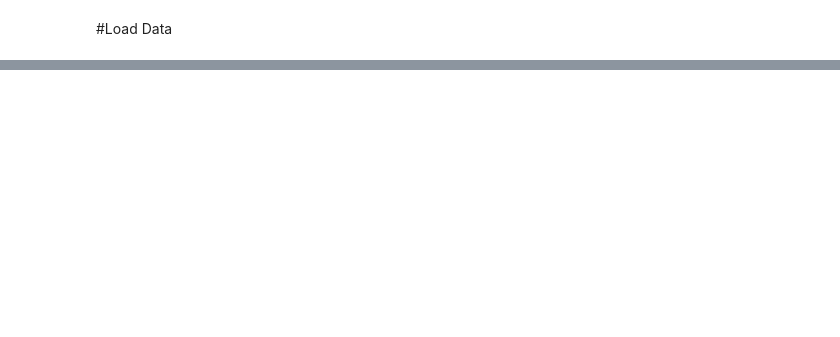
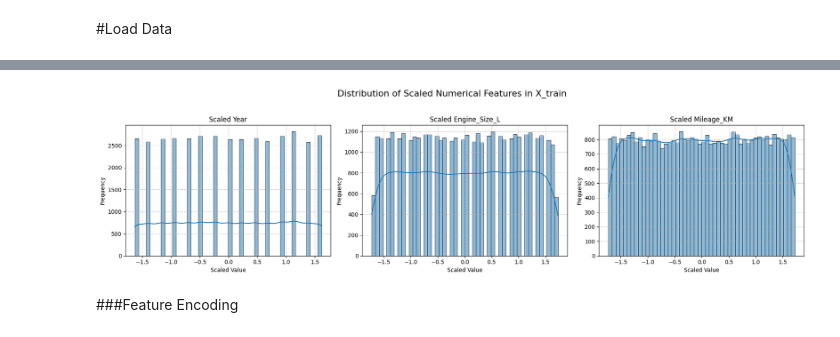
Before and after one commit to Malvocado/Machine_Learing_Final_Project, a Jupyter notebook: Linear_Regression_model.ipynb, the cells around one changed output, grey strips where cells are left out. Cells and saved outputs as stored; diff of their text form; code cells hidden in the pictures; blank space fills up the shorter version.

```diff
--- a/Linear_Regression_model.ipynb
+++ b/Linear_Regression_model.ipynb
@@ -17,0 +98,9 @@ df.head()
+# %%
+X = df[['Model', 'Year', 'Region', 'Color', 'Fuel_Type', 'Transmission', 'Engine_Size_L', 'Mileage_KM']]
+y = df['Price_USD']
+
+print("Features (X) shape:", X.shape)
+print("Target (y) shape:", y.shape)
+
+display(X.head())
+display(y.head())
@@ -17,0 +125,7 @@ df.head()
+# %%
+X_train, X_test, y_train, y_test = train_test_split(X, y, test_size=0.2, random_state=42)
+
+print("X_train shape:", X_train.shape)
+print("X_test shape:", X_test.shape)
+print("y_train shape:", y_train.shape)
+print("y_test shape:", y_test.shape)
@@ -17,0 +141,16 @@ df.head()
+# %%
+# Identify numerical columns (excluding 'Year' if treated as categorical, but here we assume it's numerical for scaling)
+numerical_cols = ['Year', 'Engine_Size_L', 'Mileage_KM']
+
+# Initialize StandardScaler
+scaler = StandardScaler()
+
+# Fit on X_train and transform both X_train and X_test
+X_train[numerical_cols] = scaler.fit_transform(X_train[numerical_cols])
+X_test[numerical_cols] = scaler.transform(X_test[numerical_cols])
+
+print("X_train after scaling numerical features:")
+display(X_train.head())
+
+print("X_test after scaling numerical features:")
+display(X_test.head())
@@ -17,0 +176,17 @@ df.head()
+# %%
+fig, axes = plt.subplots(nrows=1, ncols=len(numerical_cols), figsize=(18, 5))
+fig.suptitle('Distribution of Scaled Numerical Features in X_train', fontsize=16)
+
+for i, col in enumerate(numerical_cols):
+    sns.histplot(X_train[col], kde=True, ax=axes[i], bins=50)
+    axes[i].set_title(f'Scaled {col}')
+    axes[i].set_xlabel('Scaled Value')
+    axes[i].set_ylabel('Frequency')
+    axes[i].grid(True, linestyle='--', alpha=0.7)
+
+plt.tight_layout(rect=[0, 0.03, 1, 0.95])
+plt.show()
+# %% [output]
+[figure, added]
+# %% [markdown]
+###Feature Encoding
```
Also changed, not shown: parts of 31 cells of this notebook.
